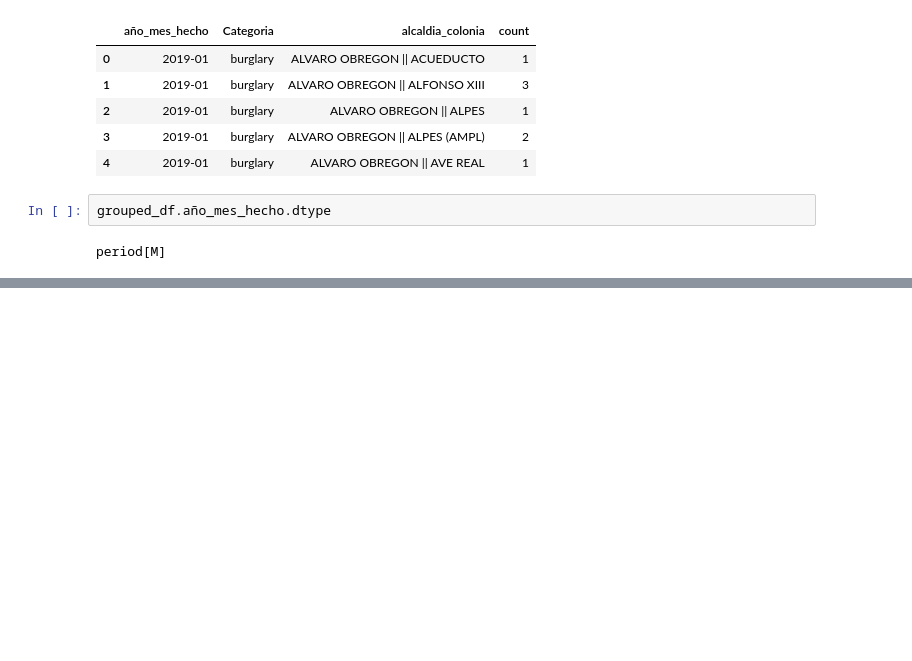
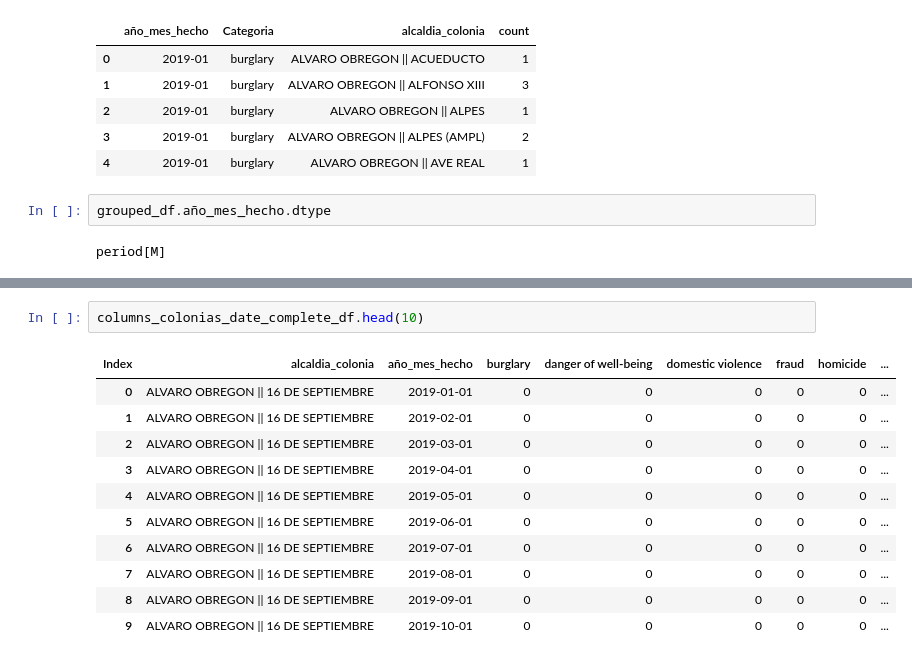
Before and after one commit to AngelEscobedo1712/Safety-Map, a Jupyter notebook: data_preprocessing/pieter_preprocessing.ipynb, the cells around one changed output, grey strips where cells are left out. Saved outputs shown, nothing was run; the diff lists cells and outputs as text; blank space fills up the shorter version.

```diff
--- a/data_preprocessing/pieter_preprocessing.ipynb
+++ b/data_preprocessing/pieter_preprocessing.ipynb
@@ -131,0 +270,14 @@ complete_df['idCarpeta'].fillna(0, inplace=True)
+# %%
+columns_colonias_date_complete_df.head(10)
+# %% [output]
+| Index | alcaldia_colonia | año_mes_hecho | burglary | danger of well-being | domestic violence | fraud | homicide | ... |
+| 0 | ALVARO OBREGON || 16 DE SEPTIEMBRE | 2019-01-01 | 0 | 0 | 0 | 0 | 0 | ... |
+| 1 | ALVARO OBREGON || 16 DE SEPTIEMBRE | 2019-02-01 | 0 | 0 | 0 | 0 | 0 | ... |
+| 2 | ALVARO OBREGON || 16 DE SEPTIEMBRE | 2019-03-01 | 0 | 0 | 0 | 0 | 0 | ... |
+| 3 | ALVARO OBREGON || 16 DE SEPTIEMBRE | 2019-04-01 | 0 | 0 | 0 | 0 | 0 | ... |
+| 4 | ALVARO OBREGON || 16 DE SEPTIEMBRE | 2019-05-01 | 0 | 0 | 0 | 0 | 0 | ... |
+| 5 | ALVARO OBREGON || 16 DE SEPTIEMBRE | 2019-06-01 | 0 | 0 | 0 | 0 | 0 | ... |
+| 6 | ALVARO OBREGON || 16 DE SEPTIEMBRE | 2019-07-01 | 0 | 0 | 0 | 0 | 0 | ... |
+| 7 | ALVARO OBREGON || 16 DE SEPTIEMBRE | 2019-08-01 | 0 | 0 | 0 | 0 | 0 | ... |
+| 8 | ALVARO OBREGON || 16 DE SEPTIEMBRE | 2019-09-01 | 0 | 0 | 0 | 0 | 0 | ... |
+| 9 | ALVARO OBREGON || 16 DE SEPTIEMBRE | 2019-10-01 | 0 | 0 | 0 | 0 | 0 | ... |
```
Also changed, not shown: parts of 27 cells of this notebook.
